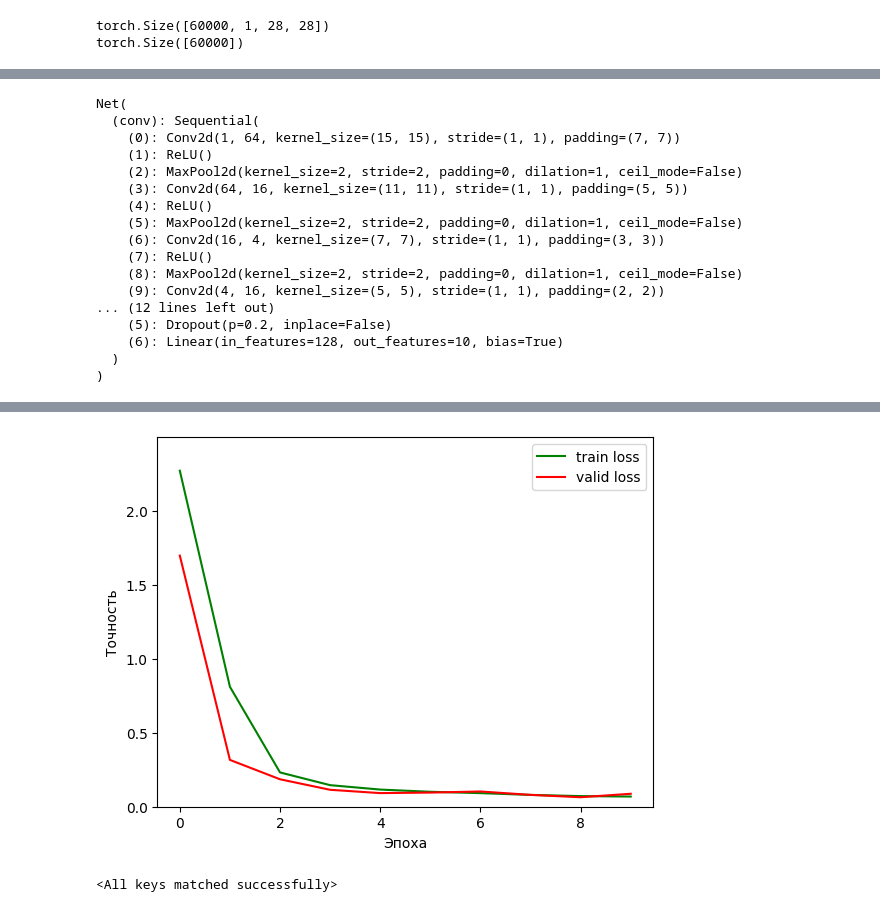
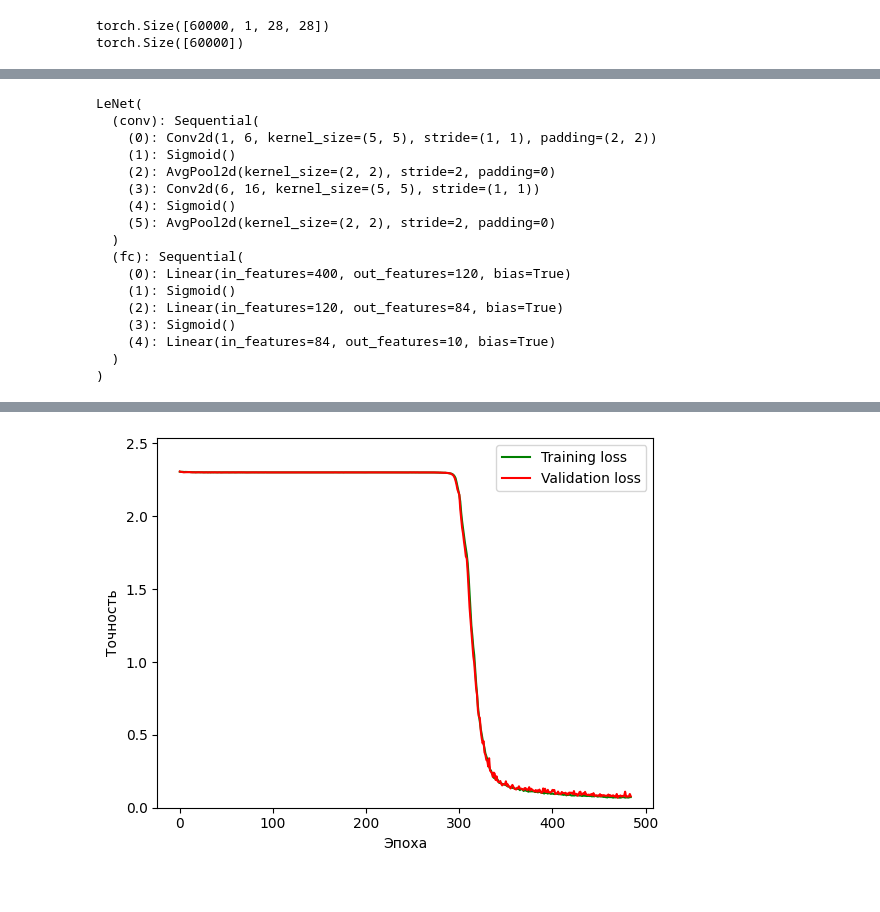
Before and after one commit to d3dx13/CyberPhysical-Systems-and-Technologies-2022, a Jupyter notebook: lab2/lab2.ipynb, the cells around one changed output, grey strips where cells are left out. Drawn from its saved outputs; the diff is of its cells as text; code cells hidden in the pictures.

```diff
--- a/lab2/lab2.ipynb
+++ b/lab2/lab2.ipynb
@@ -164,48 +171,47 @@ torch.Size([100, 1, 28, 28]) torch.Size([100]) 6
 # %%
 from importlib import reload
-import model_architecture
-reload(model_architecture)
-
+import torchvision.models
+import LeNet
 import torch.optim as optim
 
+reload(LeNet)
 
-model = model_architecture.Net()
+model = LeNet.LeNet()
 model.cuda()
 print(model)
 
 # loss function (cross entropy loss)
 criterion = nn.CrossEntropyLoss()
 
-# optimizer
-optimizer = optim.SGD(model.parameters(), lr=0.001)
-optimizer = optim.SGD(model.parameters(), lr=0.05)
-
 train_losses = []
 valid_losses = []
+
+# tracks validation loss change after each epoch
+minimum_validation_loss = np.inf
+
+# optimizer
+optimizer = optim.SGD(model.parameters(), lr=learning_rate, momentum=learning_momentum)
 # %% [output]
-Net(
+LeNet(
   (conv): Sequential(
-    (0): Conv2d(1, 64, kernel_size=(15, 15), stride=(1, 1), padding=(7, 7))
-    (1): ReLU()
-    (2): MaxPool2d(kernel_size=2, stride=2, padding=0, dilation=1, ceil_mode=False)
-    (3): Conv2d(64, 16, kernel_size=(11, 11), stride=(1, 1), padding=(5, 5))
-    (4): ReLU()
-    (5): MaxPool2d(kernel_size=2, stride=2, padding=0, dilation=1, ceil_mode=False)
-    (6): Conv2d(16, 4, kernel_size=(7, 7), stride=(1, 1), padding=(3, 3))
-    (7): ReLU()
-    (8): MaxPool2d(kernel_size=2, stride=2, padding=0, dilation=1, ceil_mode=False)
-    (9): Conv2d(4, 16, kernel_size=(5, 5), stride=(1, 1), padding=(2, 2))
-... (12 lines left out)
-    (5): Dropout(p=0.2, inplace=False)
-    (6): Linear(in_features=128, out_features=10, bias=True)
+    (0): Conv2d(1, 6, kernel_size=(5, 5), stride=(1, 1), padding=(2, 2))
+    (1): Sigmoid()
+    (2): AvgPool2d(kernel_size=(2, 2), stride=2, padding=0)
+    (3): Conv2d(6, 16, kernel_size=(5, 5), stride=(1, 1))
+    (4): Sigmoid()
+    (5): AvgPool2d(kernel_size=(2, 2), stride=2, padding=0)
+  )
+  (fc): Sequential(
+    (0): Linear(in_features=400, out_features=120, bias=True)
+    (1): Sigmoid()
+    (2): Linear(in_features=120, out_features=84, bias=True)
+    (3): Sigmoid()
+    (4): Linear(in_features=84, out_features=10, bias=True)
   )
 )
 # %%
 # epochs to train for
-epochs = 10
-
-# tracks validation loss change after each epoch
-minimum_validation_loss = np.inf
+epochs = 1000
 
 for epoch in range(1, epochs + 1):
     clear_output(wait=True)
@@ -249,20 +255,21 @@ for epoch in range(1, epochs + 1):
     valid_losses.append(valid_loss)
 
     # Display loss statistics
-    print(f'Current Epoch: {epoch}\nTraining Loss: {round(train_loss, 6)}\nValidation Loss: {round(valid_loss, 6)}')
+    print(
+        f'Текущая Эпоха: {len(train_losses)}\nTraining Loss: {round(train_loss, 6)}\nValidation Loss: {round(valid_loss, 6)}')
 
     # Saving model every time validation loss decreases
     if valid_loss <= minimum_validation_loss:
-        print(f'Validation loss decreased from {round(minimum_validation_loss, 6)} to {round(valid_loss, 6)}')
-        torch.save(model.state_dict(), 'trained_model.pt')
+        print(f'Validation loss уменьшилась с {round(minimum_validation_loss, 6)} до {round(valid_loss, 6)}')
+        torch.save(model.state_dict(), f'{MODEL_NAME}.pt')
         minimum_validation_loss = valid_loss
-        print('Saving New Model')
+        print('Сохранение новой модели')
 
     plt.plot(train_losses, 'g')
     plt.plot(valid_losses, 'r')
     plt.ylim([0, max(np.max(np.array(train_losses)), np.max(np.array(train_losses)), 0.0) * 1.1])
     plt.xlabel("Эпоха")
     plt.ylabel("Точность")
-    plt.legend(["train loss", "valid loss"])
+    plt.legend(["Training loss", "Validation loss"])
     plt.show()
 # %% [output]
@@ -272,16 +279,13 @@ Validation Loss: 0.087545
-[figure, old version]
+[figure, new version]
 # %%
 from importlib import reload
-import model_architecture
-import torch.optim as optim
+import LeNet
 
-reload(model_architecture)
+reload(LeNet)
 
-model_new = model_architecture.Net()
+model_new = LeNet.LeNet()
 model_new.cuda()
-model_new.load_state_dict(torch.load('trained_model.pt'))
+model_new.load_state_dict(torch.load(f'{MODEL_NAME}.pt'))
-# %% [output]
-<All keys matched successfully>
 # %%
 # tracking test loss
 test_loss = 0.0
```
Also changed, not shown: parts of 11 cells of this notebook, 12 other files.
